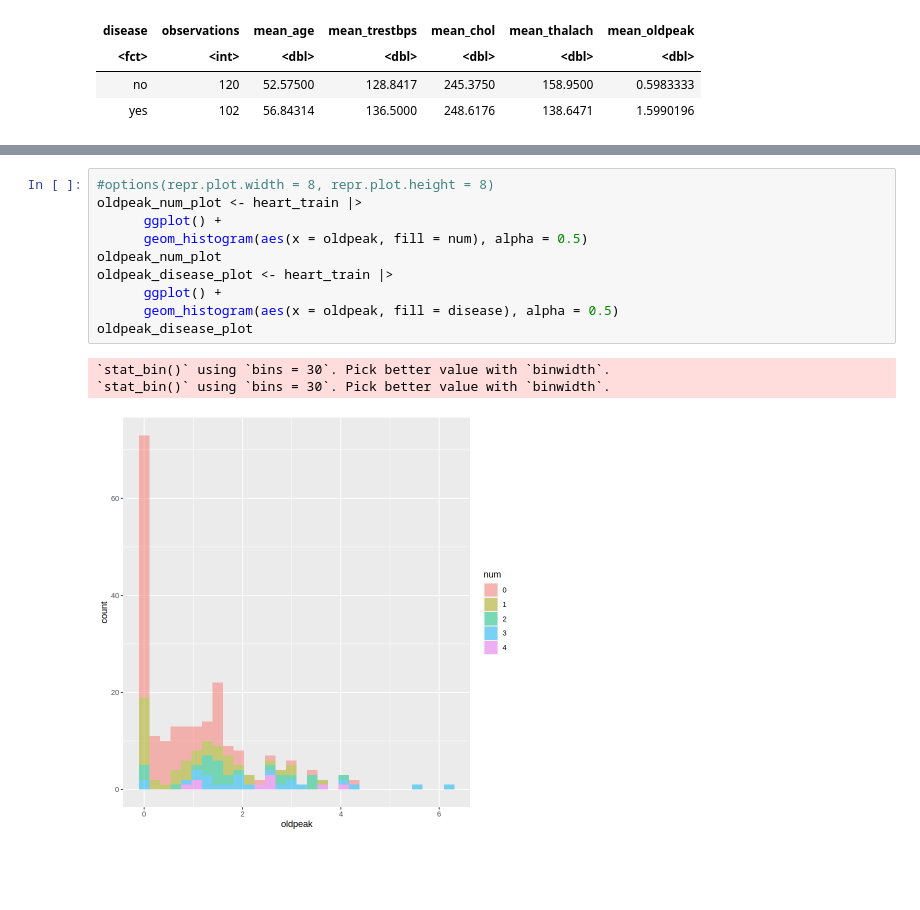
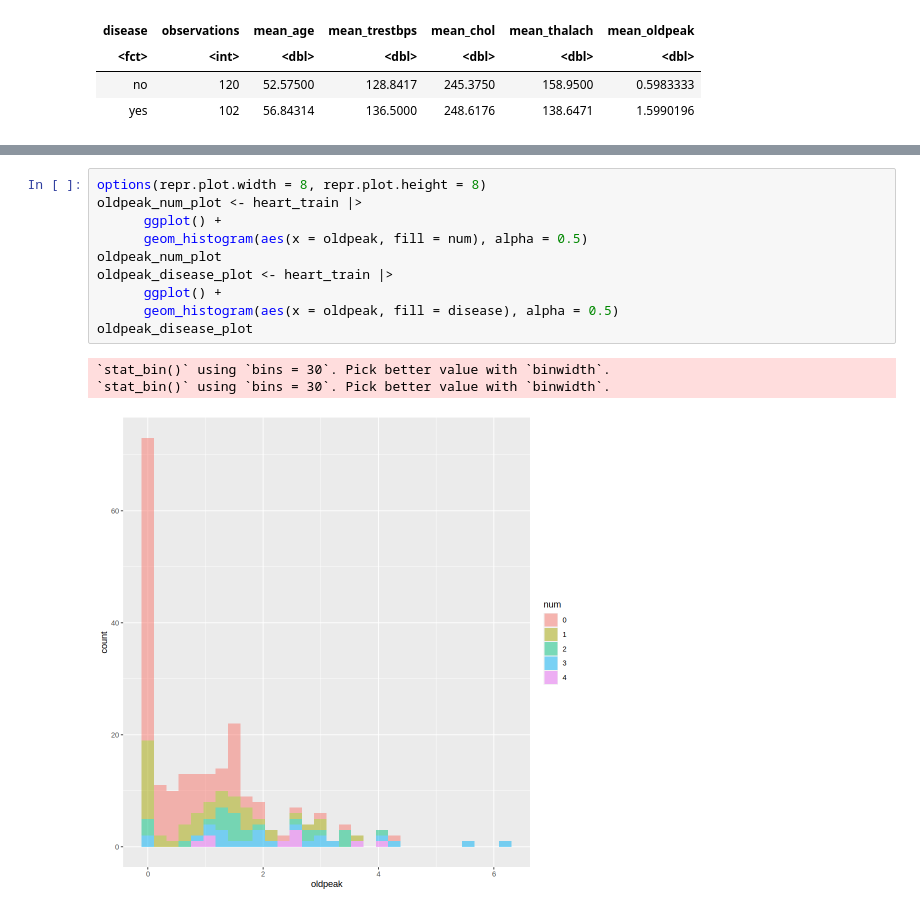
Before and after one commit to auraaaaura/dsci-100-2023-group-44, a Jupyter notebook: code part.ipynb, the cells around one changed output, grey strips where cells are left out. Cells and saved outputs as stored; diff of their text form; blank space fills up the shorter version.

```diff
--- a/code part.ipynb
+++ b/code part.ipynb
@@ -196,14 +197,14 @@ thalach_disease_plot
 # %%
-#options(repr.plot.width = 8, repr.plot.height = 8)
+options(repr.plot.width = 8, repr.plot.height = 8)
 oldpeak_num_plot <- heart_train |>
       ggplot() +
       geom_histogram(aes(x = oldpeak, fill = num), alpha = 0.5)
 oldpeak_num_plot
 oldpeak_disease_plot <- heart_train |>
       ggplot() +
       geom_histogram(aes(x = oldpeak, fill = disease), alpha = 0.5)
 oldpeak_disease_plot
 # %% [output]
 `stat_bin()` using `bins = 30`. Pick better value with `binwidth`.
 `stat_bin()` using `bins = 30`. Pick better value with `binwidth`.
-[figure, old version]
+[figure, new version]
```
Also changed, not shown: parts of 11 cells of this notebook.
